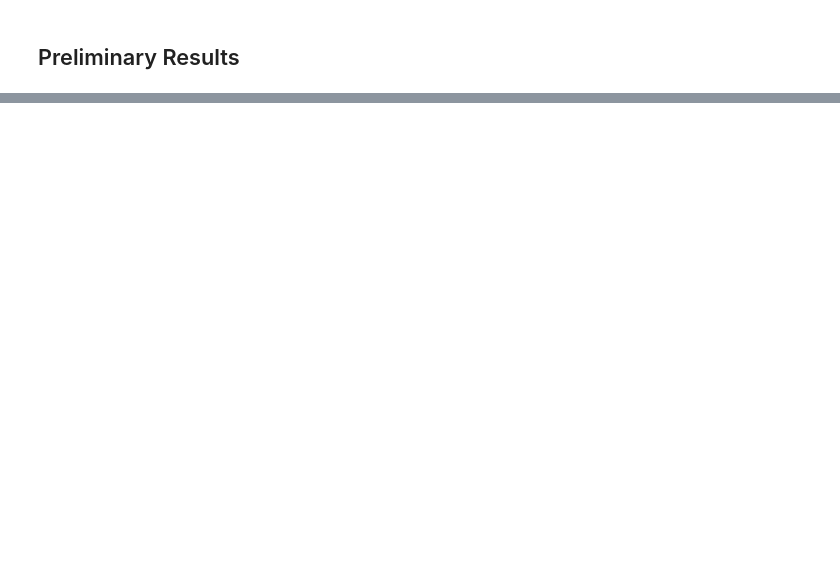
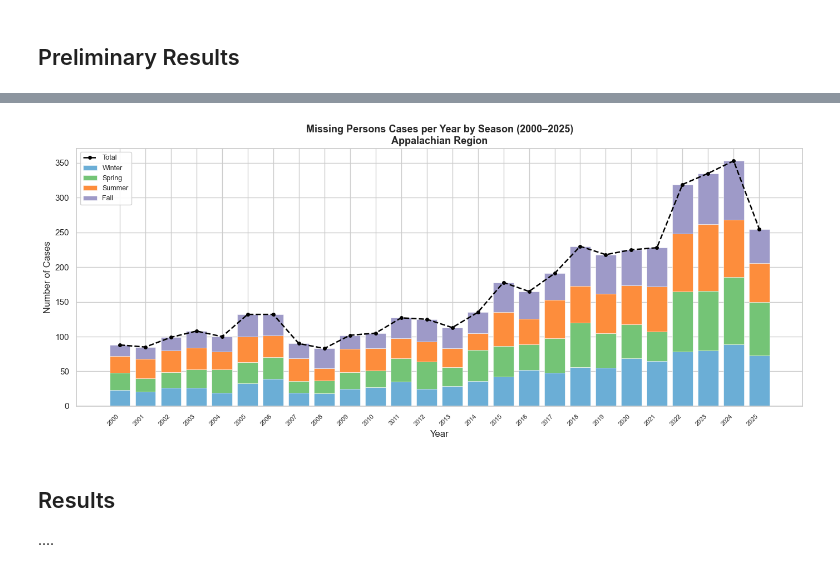
Before and after one commit to jonmoses/Lost-In-The-Mountains, a Jupyter notebook: Lost-In-The-Mountains-Final-Project.ipynb, the cells around one changed output, grey strips where cells are left out. Drawn from its saved outputs; the diff is of its cells as text; code cells hidden in the pictures; blank space fills up the shorter version.

```diff
--- a/Lost-In-The-Mountains-Final-Project.ipynb
+++ b/Lost-In-The-Mountains-Final-Project.ipynb
@@ -572,0 +774,61 @@ Proof of concept covariance mapping for economic data went well. For the final I
+# %%
+import pandas as pd
+import matplotlib.pyplot as plt
+
+df_mp = pd.read_csv("data/missing_persons_with_coords.csv")
+df_mp["DLC"] = pd.to_datetime(df_mp["DLC"], errors="coerce")
+df_mp["year"]  = df_mp["DLC"].dt.year
+df_mp["month"] = df_mp["DLC"].dt.month
+season_map = {12: "Winter", 1: "Winter", 2: "Winter",
+              3: "Spring",  4: "Spring",  5: "Spring",
+              6: "Summer",  7: "Summer",  8: "Summer",
+              9: "Fall",   10: "Fall",   11: "Fall"}
+df_mp["season"] = df_mp["month"].map(season_map)
+
+# making the year cutoff 2000 because there is so little data each year before that.
+df_trend = df_mp[(df_mp["year"] >= 2000) & (df_mp["year"] <= 2025)].copy()
+
+season_order  = ["Winter", "Spring", "Summer", "Fall"]
+season_colors = {"Winter": "#6baed6", "Spring": "#74c476",
+                 "Summer": "#fd8d3c", "Fall":   "#9e9ac8"}
+
+yearly = (
+    df_trend.groupby(["year", "season"])
+    .size()
+    .unstack("season")
+    .reindex(columns=season_order)
+    .fillna(0)
+)
+
+fig, ax = plt.subplots(figsize=(14, 6))
+
+bottom = pd.Series(0, index=yearly.index)
+for season in season_order:
+    ax.bar(yearly.index, yearly[season], bottom=bottom,
+           color=season_colors[season], label=season, edgecolor="white", linewidth=0.4)
+    bottom = bottom + yearly[season]
+
+# Total line overlay
+totals = yearly.sum(axis=1)
+ax.plot(yearly.index, totals, color="black", linewidth=1.8,
+        linestyle="--", marker="o", markersize=4, label="Total", zorder=5)
+
+# Graph formatting
+ax.set_title("Missing Persons Cases per Year by Season (2000–2025)\nAppalachian Region",
+             fontsize=13, fontweight="bold")
+ax.set_xlabel("Year")
+ax.set_ylabel("Number of Cases")
+ax.set_xticks(yearly.index)
+ax.set_xticklabels(yearly.index, rotation=45, ha="right", fontsize=8)
+ax.legend(loc="upper left", framealpha=0.9, fontsize=9)
+
+plt.tight_layout()
+plt.show()
+# %% [output]
+[figure, added]
+# %% [markdown]
+## Results
+
+
+
+....
```
Also changed, not shown: parts of 25 cells of this notebook.
